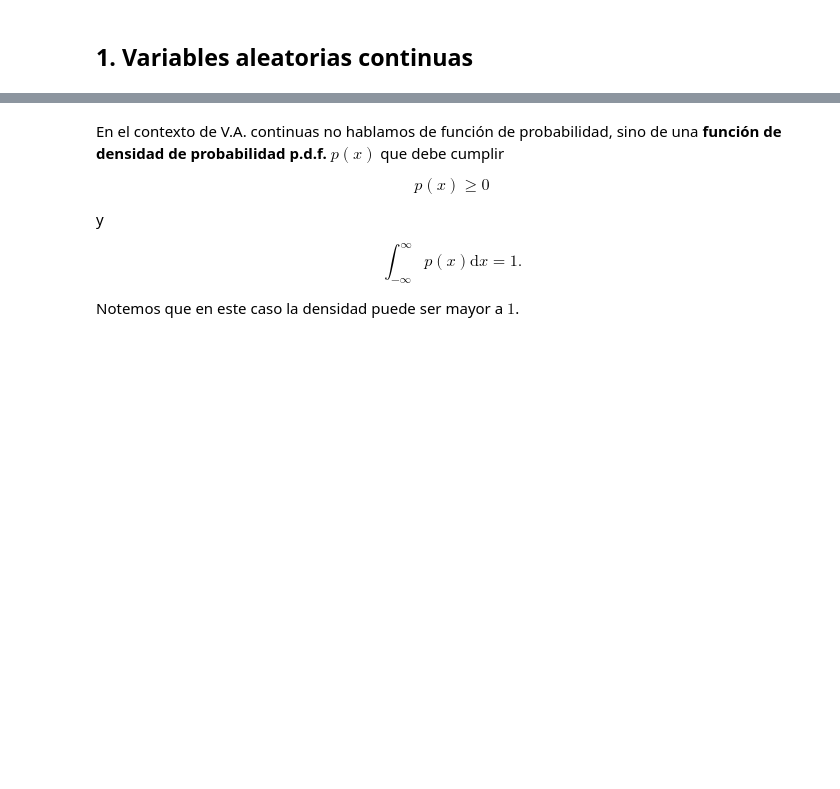
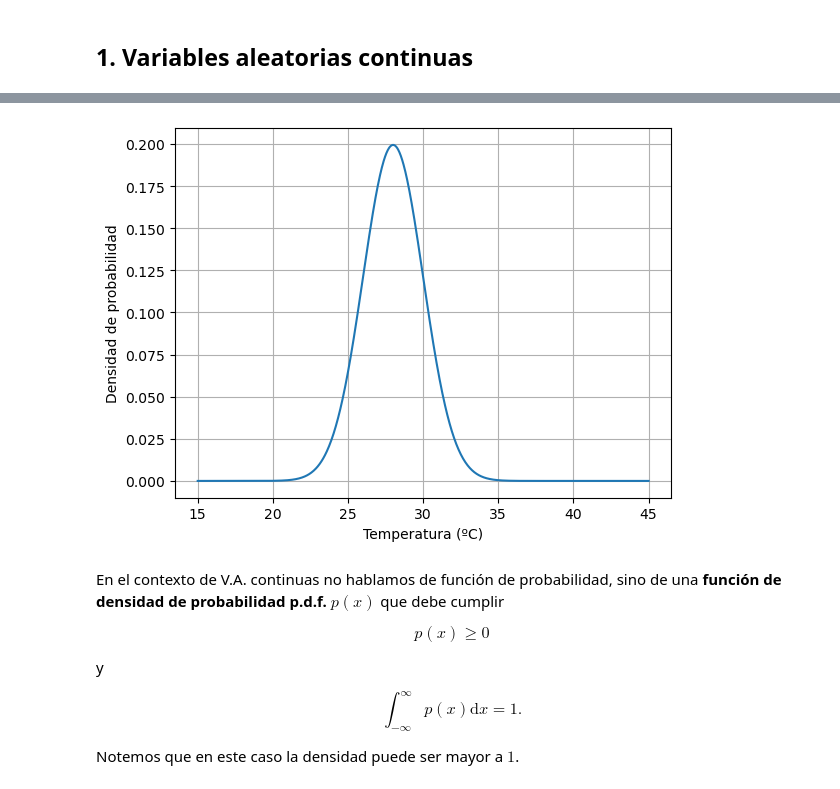
Before and after one commit to esjimenezro/mebo2024, a Jupyter notebook: modulo1/tema2/3-variables-aleatorias-continuas.ipynb, the cells around one changed output, grey strips where cells are left out. Drawn from its saved outputs; the diff is of its cells as text; code cells hidden in the pictures; blank space fills up the shorter version.

```diff
--- a/modulo1/tema2/3-variables-aleatorias-continuas.ipynb
+++ b/modulo1/tema2/3-variables-aleatorias-continuas.ipynb
@@ -45,2 +50,7 @@ También podemos definir probabilidades respecto a **V.A. continuas**
 # %%
 # Definir una VA normal para la temperatura
+x = np.linspace(15, 45, 1000)
+mu = 28
+sigma = 2
+# Densidad normal
+X = stats.norm(loc=mu, scale=sigma)
@@ -49,3 +57,11 @@ También podemos definir probabilidades respecto a **V.A. continuas**
+# %%
+# Graficar
+plt.plot(x, X.pdf(x))
+plt.xlabel("Temperatura (ºC)")
+plt.ylabel("Densidad de probabilidad")
+plt.grid()
+# %% [output]
+[figure, added]
 # %% [markdown]
 En el contexto de V.A. continuas no hablamos de función de probabilidad, sino de una **función de densidad de probabilidad p.d.f.** $p(x)$ que debe cumplir
 
```
Also changed, not shown: parts of 25 cells of this notebook, 1 other file.
